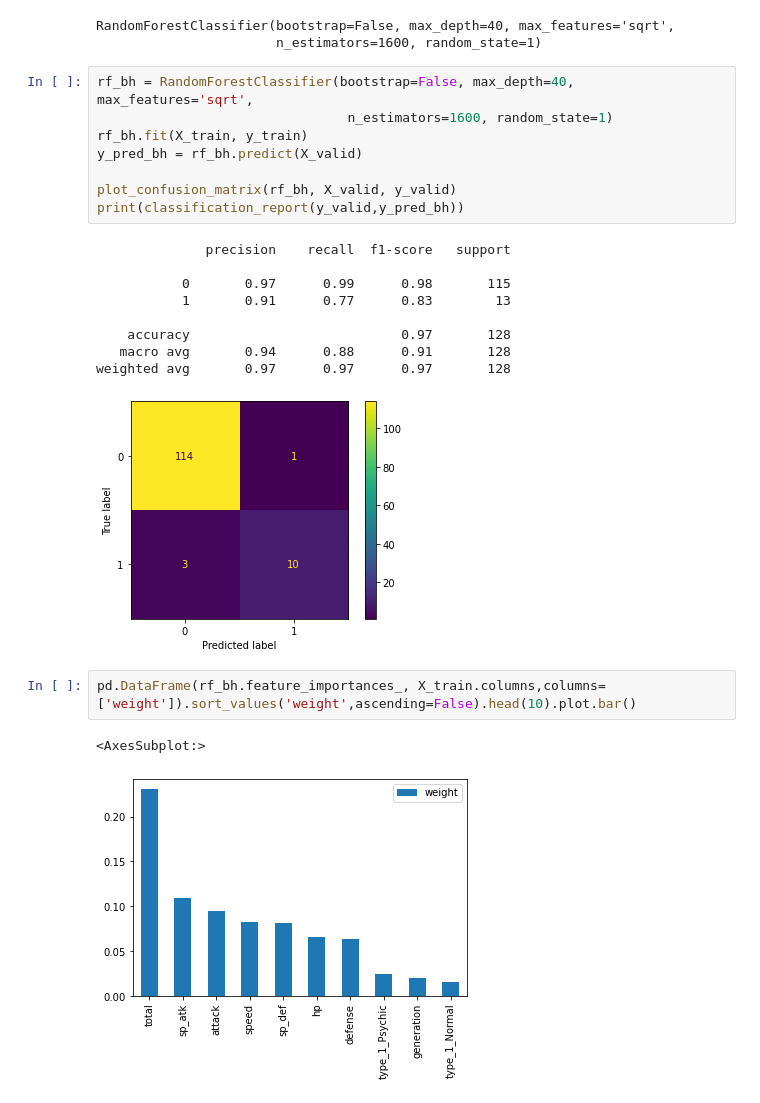
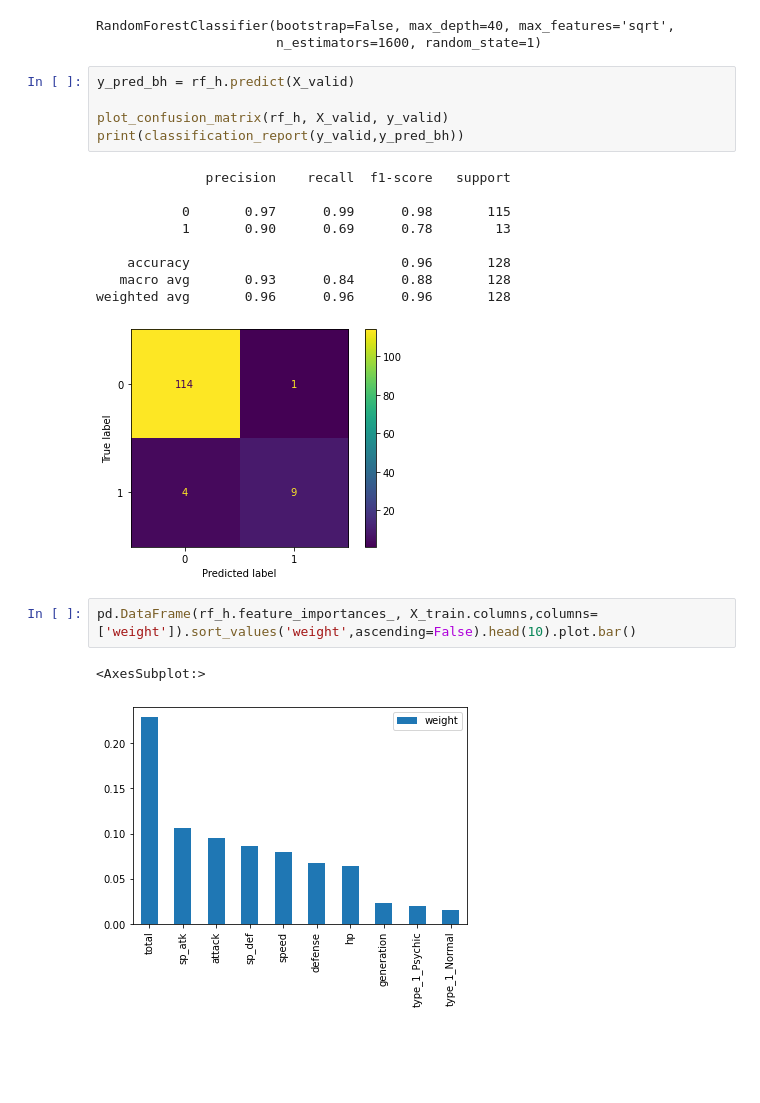
Before and after one commit to tuatalok/Pokemon_classification, a Jupyter notebook: notebook.ipynb, the cells around one changed output. Saved outputs shown, nothing was run; the diff lists cells and outputs as text; blank space fills up the shorter version.

```diff
--- a/notebook.ipynb
+++ b/notebook.ipynb
@@ -645,25 +648,22 @@ rf_h.best_estimator_
 RandomForestClassifier(bootstrap=False, max_depth=40, max_features='sqrt',
                        n_estimators=1600, random_state=1)
 # %%
-rf_bh = RandomForestClassifier(bootstrap=False, max_depth=40, max_features='sqrt',
-                                n_estimators=1600, random_state=1)
-rf_bh.fit(X_train, y_train)
-y_pred_bh = rf_bh.predict(X_valid)
+y_pred_bh = rf_h.predict(X_valid)
 
-plot_confusion_matrix(rf_bh, X_valid, y_valid)
+plot_confusion_matrix(rf_h, X_valid, y_valid)
 print(classification_report(y_valid,y_pred_bh))
 # %% [output]
               precision    recall  f1-score   support
 
            0       0.97      0.99      0.98       115
-           1       0.91      0.77      0.83        13
+           1       0.90      0.69      0.78        13
 
-    accuracy                           0.97       128
-   macro avg       0.94      0.88      0.91       128
-weighted avg       0.97      0.97      0.97       128
+    accuracy                           0.96       128
+   macro avg       0.93      0.84      0.88       128
+weighted avg       0.96      0.96      0.96       128
 [figure]
 # %%
-pd.DataFrame(rf_bh.feature_importances_, X_train.columns,columns=['weight']).sort_values('weight',ascending=False).head(10).plot.bar()
+pd.DataFrame(rf_h.feature_importances_, X_train.columns,columns=['weight']).sort_values('weight',ascending=False).head(10).plot.bar()
 # %% [output]
 <AxesSubplot:>
-[figure, old version]
+[figure, new version]
```
Also changed, not shown: parts of 6 cells of this notebook.
